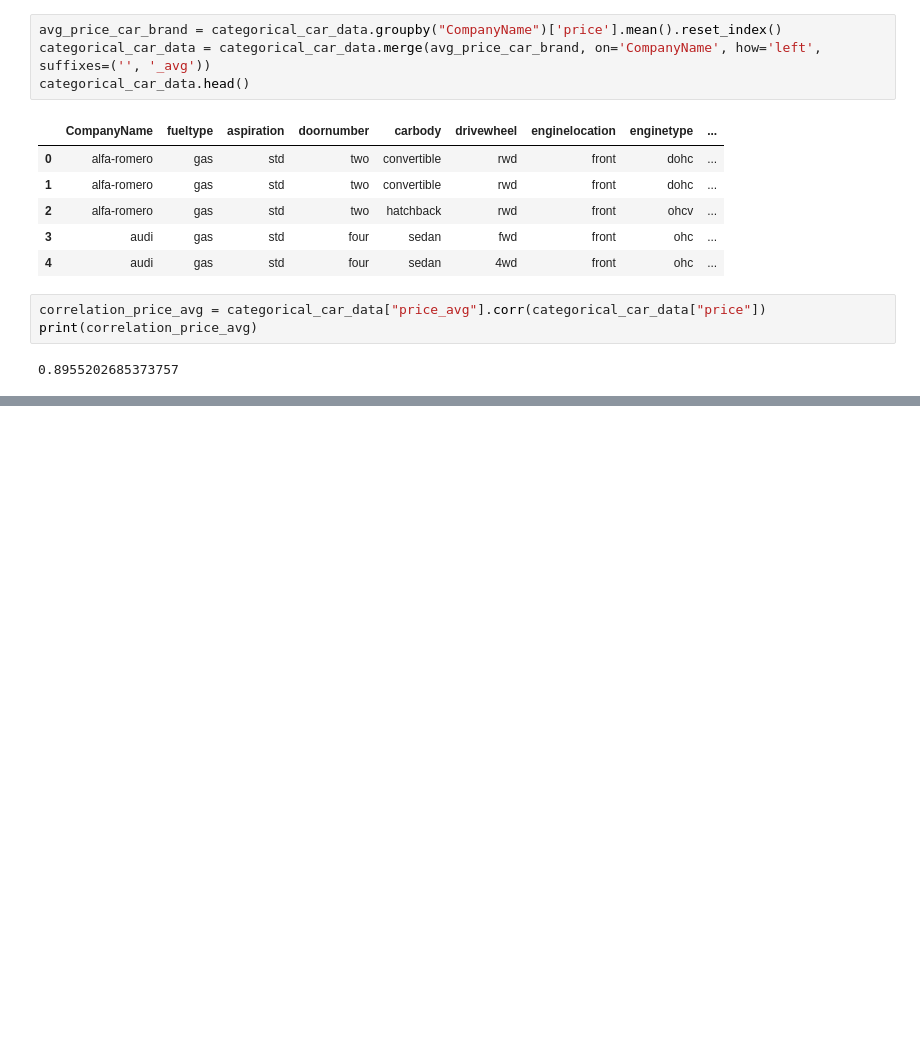
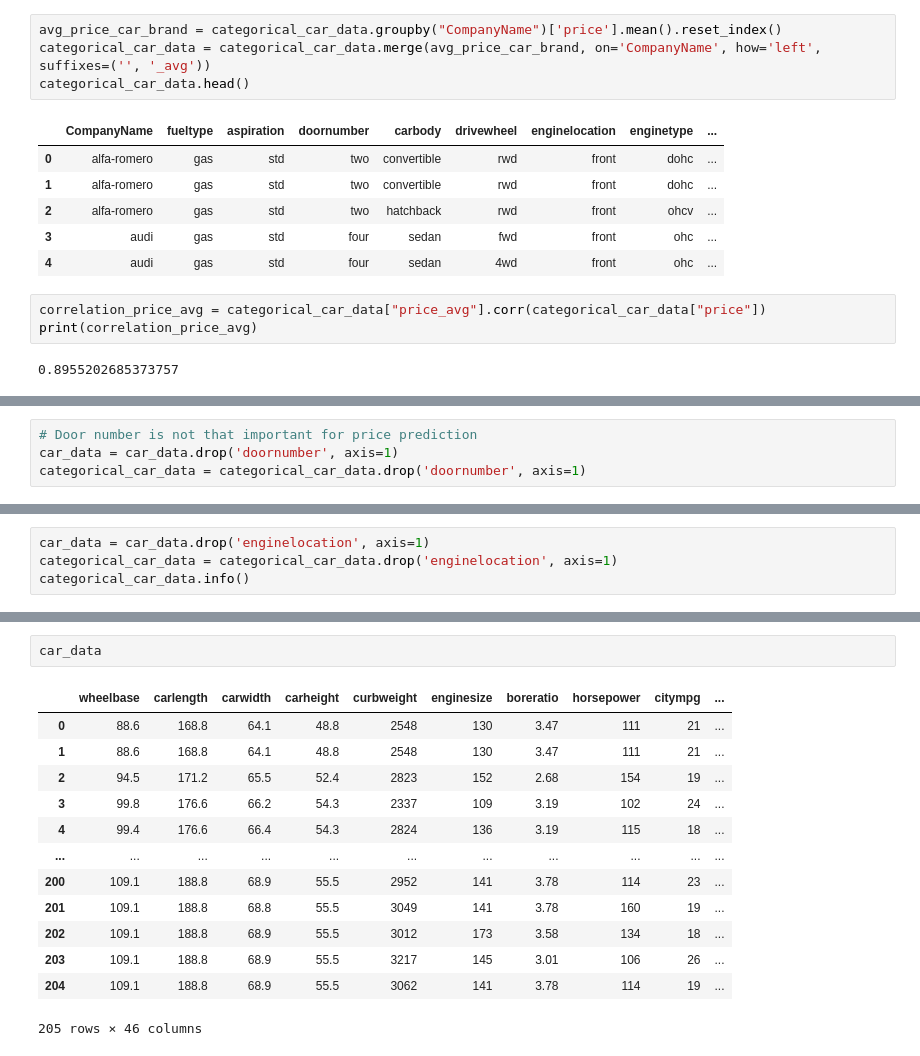
Before and after one commit to piyaskheyal/car-price-prediction-model, a Jupyter notebook: carPricePredictorModel.ipynb, the cells around one changed output, grey strips where cells are left out. Cells and saved outputs as stored; diff of their text form; blank space fills up the shorter version.

```diff
--- a/carPricePredictorModel.ipynb
+++ b/carPricePredictorModel.ipynb
@@ -342,0 +487,4 @@ print(correlation_price_avg)
+# %%
+# Door number is not that important for price prediction
+car_data = car_data.drop('doornumber', axis=1)
+categorical_car_data = categorical_car_data.drop('doornumber', axis=1)
@@ -342,0 +493,4 @@ print(correlation_price_avg)
+# %%
+car_data = car_data.drop('enginelocation', axis=1)
+categorical_car_data = categorical_car_data.drop('enginelocation', axis=1)
+categorical_car_data.info()
@@ -342,0 +568,16 @@ print(correlation_price_avg)
+# %%
+car_data
+# %% [output]
+|  | wheelbase | carlength | carwidth | carheight | curbweight | enginesize | boreratio | horsepower | citympg | ... |
+| 0 | 88.6 | 168.8 | 64.1 | 48.8 | 2548 | 130 | 3.47 | 111 | 21 | ... |
+| 1 | 88.6 | 168.8 | 64.1 | 48.8 | 2548 | 130 | 3.47 | 111 | 21 | ... |
+| 2 | 94.5 | 171.2 | 65.5 | 52.4 | 2823 | 152 | 2.68 | 154 | 19 | ... |
+| 3 | 99.8 | 176.6 | 66.2 | 54.3 | 2337 | 109 | 3.19 | 102 | 24 | ... |
+| 4 | 99.4 | 176.6 | 66.4 | 54.3 | 2824 | 136 | 3.19 | 115 | 18 | ... |
+| ... | ... | ... | ... | ... | ... | ... | ... | ... | ... | ... |
+| 200 | 109.1 | 188.8 | 68.9 | 55.5 | 2952 | 141 | 3.78 | 114 | 23 | ... |
+| 201 | 109.1 | 188.8 | 68.8 | 55.5 | 3049 | 141 | 3.78 | 160 | 19 | ... |
+| 202 | 109.1 | 188.8 | 68.9 | 55.5 | 3012 | 173 | 3.58 | 134 | 18 | ... |
+| 203 | 109.1 | 188.8 | 68.9 | 55.5 | 3217 | 145 | 3.01 | 106 | 26 | ... |
+| 204 | 109.1 | 188.8 | 68.9 | 55.5 | 3062 | 141 | 3.78 | 114 | 19 | ... |
+205 rows × 46 columns
```
Also changed, not shown: parts of 33 cells of this notebook.
